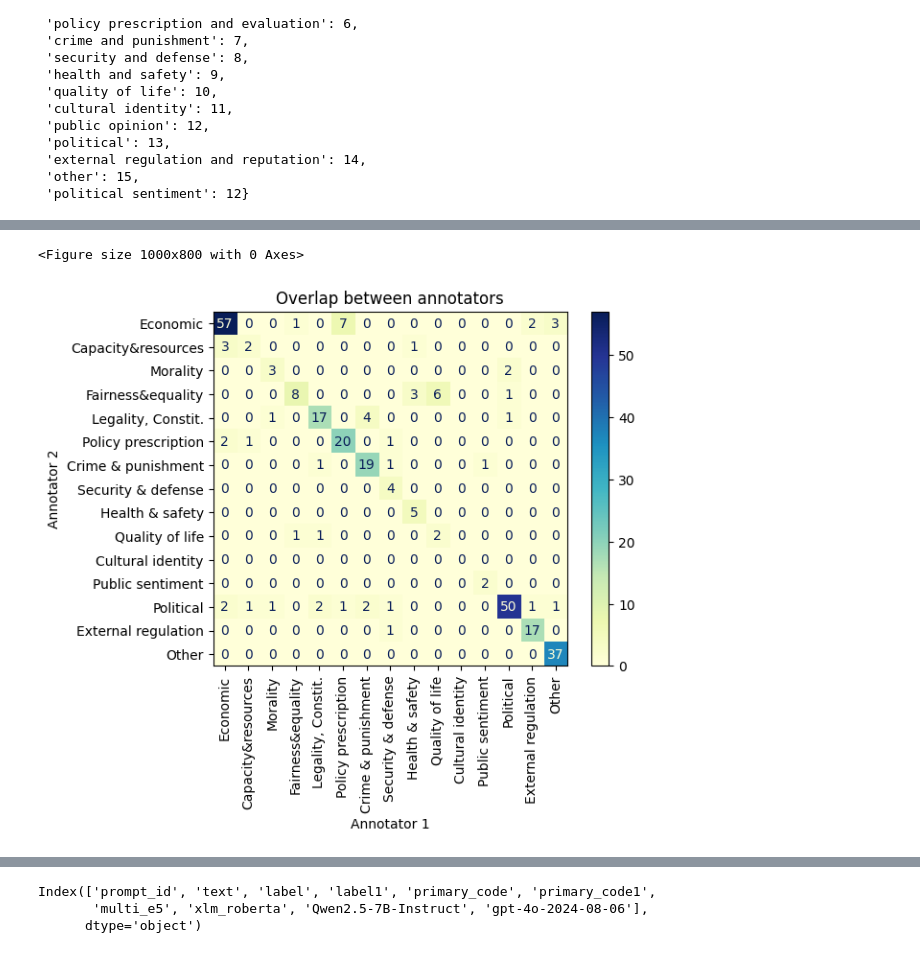
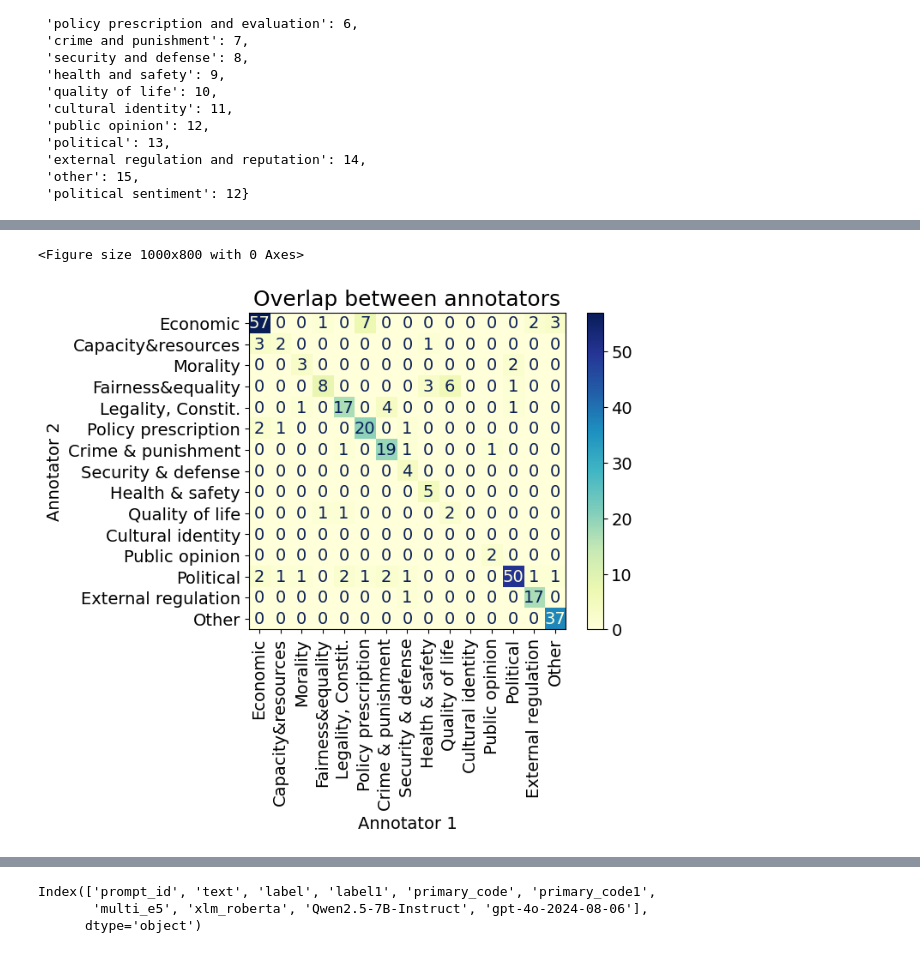
Before and after one commit to tceron/FrameNews-PT, a Jupyter notebook: prompting/check_results.ipynb, the cells around one changed output, grey strips where cells are left out. Saved outputs shown, nothing was run; the diff lists cells and outputs as text; code cells hidden in the pictures.

```diff
--- a/prompting/check_results.ipynb
+++ b/prompting/check_results.ipynb
@@ -20,3 +21,14 @@ from prompts import ALL_PROMPTS
+# %%
+# Set global font sizes
+plt.rcParams.update({
+    'font.size': 14,          # General font size
+    'axes.titlesize': 18,     # Title font size
+    'axes.labelsize': 14,     # X and Y label font size
+    'xtick.labelsize': 14,    # X-tick label font size
+    'ytick.labelsize': 14,    # Y-tick label font size
+    'legend.fontsize': 16,    # Legend font size
+    'figure.titlesize': 18    # Figure title font size
+})
 # %%
 def is_valid_uuid(s):
     try:
@@ -309,29 +320,29 @@ shorten_labels = {'Economic': 'Economic',
  'Health and safety': 'Health & safety',
  'Quality of life': 'Quality of life',
  'Cultural identity': 'Cultural identity',
- 'Public opinion': 'Public sentiment',
+ 'Public opinion': 'Public opinion',
  'Political': 'Political',
  'External regulation and reputation': 'External regulation',
  'Other': 'Other'}
 # %%
-frames_df = pd.read_csv("../data/frames_recsys_test.csv")
+frames_df = pd.read_csv("./data_prompts/frames_recsys_test.csv")
 
 cm = confusion_matrix(frames_df["primary_code"], frames_df["primary_code1"].astype(int), labels=list(label_map.keys()))
 
 # Display confusion matrix
 plt.figure(figsize=(10, 8))
 disp = ConfusionMatrixDisplay(confusion_matrix=cm, display_labels=[shorten_labels[i] for i in list(label_map.values())])
 disp.plot(cmap=plt.cm.YlGnBu, xticks_rotation='vertical')  #(cmap=plt.cm.Blues, xticks_rotation='vertical')
 plt.title(f"Overlap between annotators")
 plt.xlabel("Annotator 1")
 plt.ylabel("Annotator 2")
 # plt.tight_layout()
-plt.savefig(f"results/analysis/confusion_matrix_frames_recsys.png", bbox_inches='tight')
+plt.savefig(f"results/analysis/confusion_matrix_framenews.png", bbox_inches='tight')
 plt.show()
 plt.close()
 # %% [output]
 <Figure size 1000x800 with 0 Axes>
-[figure, old version]
+[figure, new version]
 # %%
 best_prompt = "zero3_noex"
 for dataset in df.dataset.unique():
```
Also changed, not shown: parts of 13 cells of this notebook, 25 other files.
